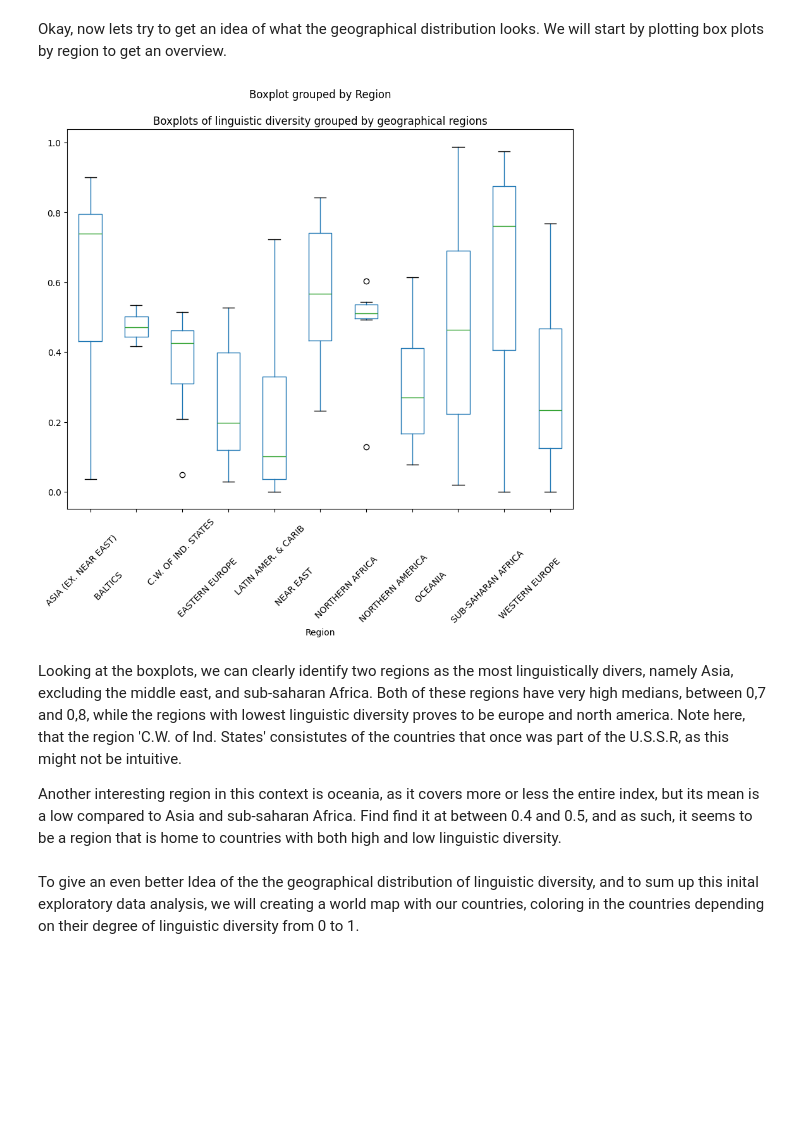
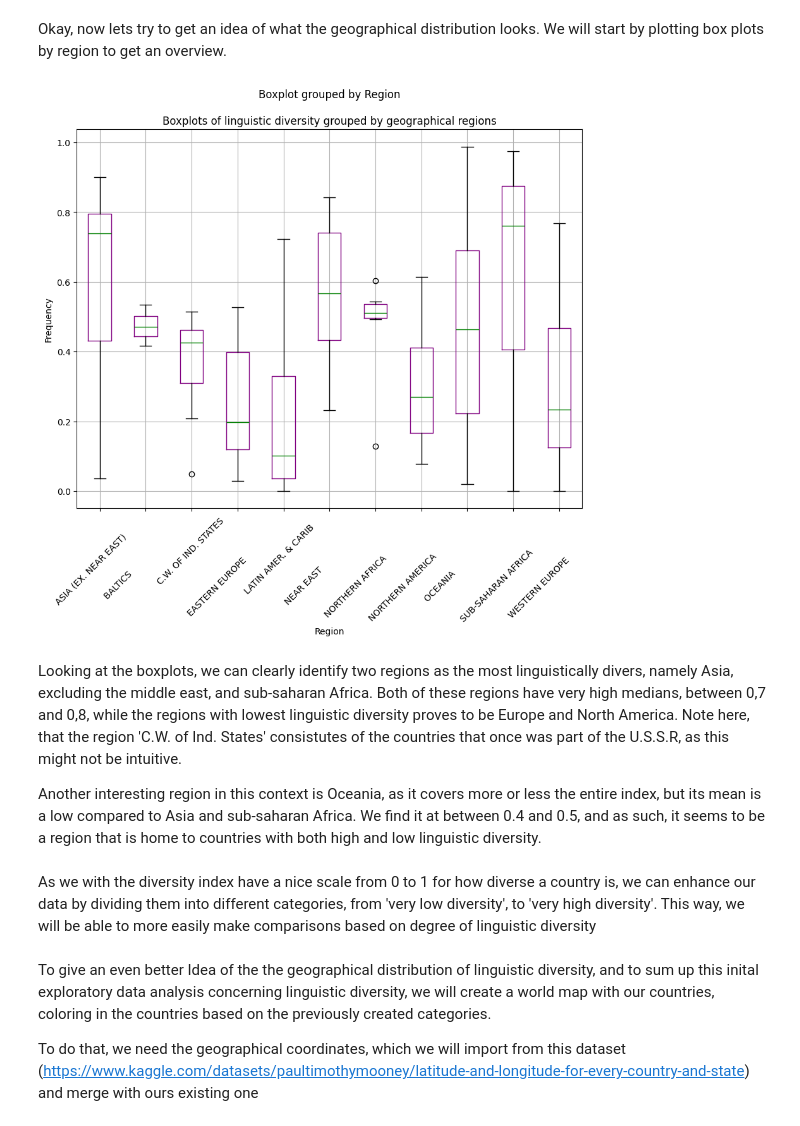
Before and after one commit to Eszettfors/CapstoneProject-DH-W2023-Essfors_Hannes, a Jupyter notebook: Assignment_1.ipynb, the cells around one changed output. Cells and saved outputs as stored; diff of their text form; code cells hidden in the pictures; blank space fills up the shorter version.

```diff
--- a/Assignment_1.ipynb
+++ b/Assignment_1.ipynb
@@ -339,0 +341,2 @@ df.describe()
+# %%
+df = df.drop(['Phones (per 1000)','Arable (%)','Crops (%)', 'Other (%)', 'Climate','lang_count(%)','nmb_of_speakers_total','nmb_of_speakers_mean','nmb_of_speakers_median','diversity_coverage'], axis='columns')
@@ -459,15 +488,18 @@ Okay, now lets try to get an idea of what the geographical distribution looks. W
 # %%
 df.boxplot(figsize=(10,8),
     column='diversity_index',
      by= 'Region',
-     grid= False,
+     grid=  True,
      rot = 45,
-
+     color = dict(boxes = 'purple', whiskers = 'black', medians = 'green'),
 );
 plt.title('Boxplots of linguistic diversity grouped by geographical regions');
+plt.ylabel('Frequency');
 # %% [output]
-[figure, old version]
+[figure, new version]
 # %% [markdown]
-Looking at the boxplots, we can clearly identify two regions as the most linguistically divers, namely Asia, excluding the middle east, and sub-saharan Africa. Both of these regions have very high medians, between 0,7 and 0,8, while the regions with lowest linguistic diversity proves to be europe and north america. Note here, that the region 'C.W. of Ind. States' consistutes of the countries that once was part of the U.S.S.R, as this might not be intuitive.
+Looking at the boxplots, we can clearly identify two regions as the most linguistically divers, namely Asia, excluding the middle east, and sub-saharan Africa. Both of these regions have very high medians, between 0,7 and 0,8, while the regions with lowest linguistic diversity proves to be Europe and North America. Note here, that the region 'C.W. of Ind. States' consistutes of the countries that once was part of the U.S.S.R, as this might not be intuitive.
 
-Another interesting region in this context is oceania, as it covers more or less the entire index, but its mean is a low compared to Asia and sub-saharan Africa. Find find it at between 0.4 and 0.5, and as such, it seems to be a region that is home to countries with both high and low linguistic diversity.
+Another interesting region in this context is Oceania, as it covers more or less the entire index, but its mean is a low compared to Asia and sub-saharan Africa. We find it at between 0.4 and 0.5, and as such, it seems to be a region that is home to countries with both high and low linguistic diversity.
+# %% [markdown]
+As we with the diversity index have a nice scale from 0 to 1 for how diverse a country is, we can enhance our data by dividing them into different categories, from 'very low diversity', to 'very high diversity'. This way, we will be able to more easily make comparisons based on degree of linguistic diversity
@@ -474,2 +509,4 @@ Another interesting region in this context is oceania, as it covers more or less
 # %% [markdown]
-To give an even better Idea of the the geographical distribution of linguistic diversity, and to sum up this inital exploratory data analysis, we will creating a world map with our countries, coloring in the countries depending on their degree of linguistic diversity from 0 to 1.
+To give an even better Idea of the the geographical distribution of linguistic diversity, and to sum up this inital exploratory data analysis concerning linguistic diversity, we will create a world map with our countries, coloring in the countries based on the previously created categories.
+
+To do that, we need the geographical coordinates, which we will import from this dataset (https://www.kaggle.com/datasets/paultimothymooney/latitude-and-longitude-for-every-country-and-state) and merge with ours existing one
```
Also changed, not shown: parts of 26 cells of this notebook, 1 other file.
